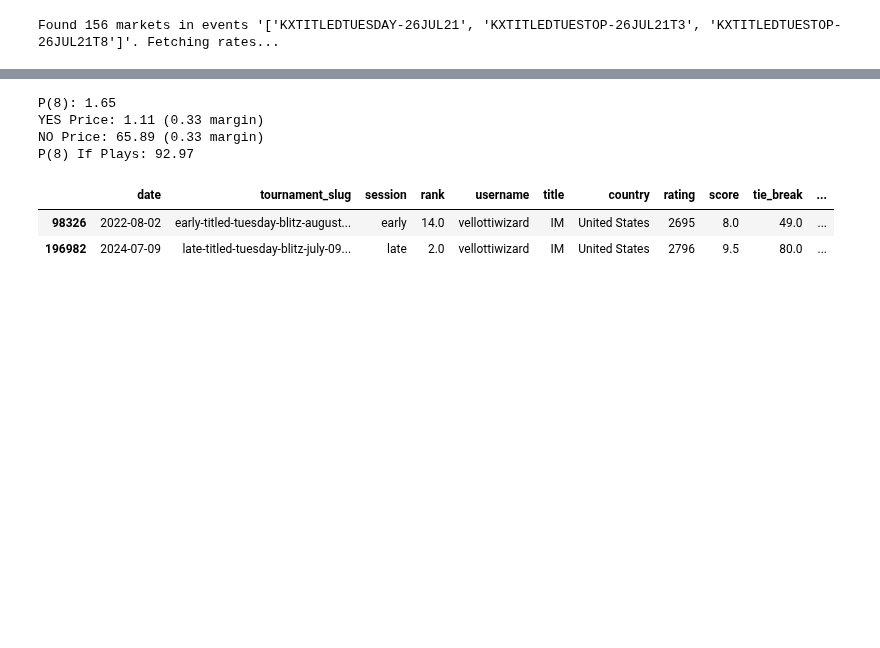
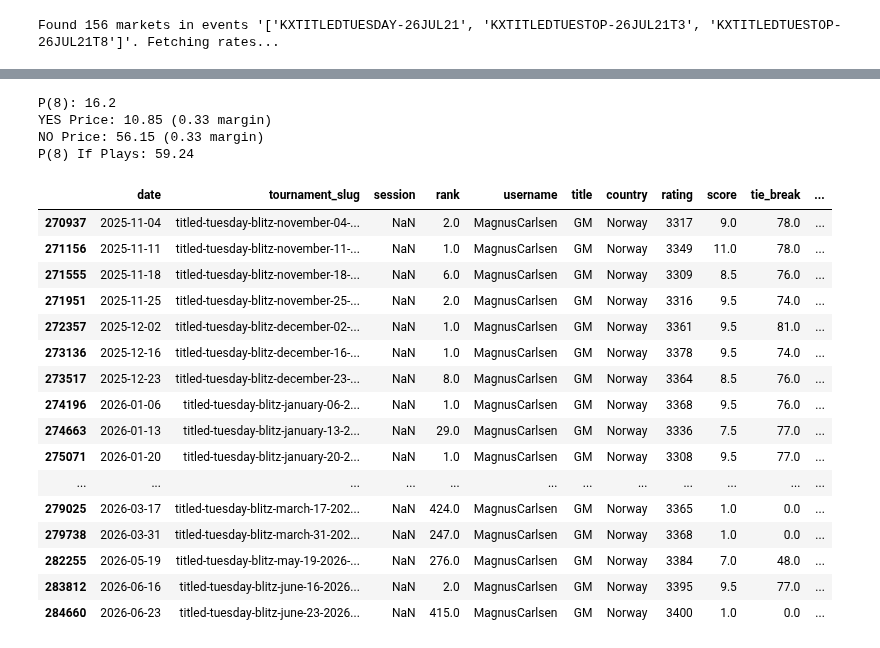
Before and after one commit to EvanMcCormick37/titled-tuesday-analysis, a Jupyter notebook: notebooks/evans-analysis.ipynb, the cells around one changed output, grey strips where cells are left out. Saved outputs shown, nothing was run; the diff lists cells and outputs as text; code cells hidden in the pictures; blank space fills up the shorter version.

```diff
--- a/notebooks/evans-analysis.ipynb
+++ b/notebooks/evans-analysis.ipynb
@@ -120,13 +119,11 @@ def kalshi_order_price(ask_price):
 # %% [output]
 Found 156 markets in events '['KXTITLEDTUESDAY-26JUL21', 'KXTITLEDTUESTOP-26JUL21T3', 'KXTITLEDTUESTOP-26JUL21T8']'. Fetching rates...
 # %%
-results = pd.read_csv("data/model_predictions/latest.csv").set_index('username')
 df = pd.DataFrame(all_asks)
 df['n'] = df['Market Title'].apply(lambda s: re.search(r'\d+',s).group())
 
 df['username'] = df['Player Name'].apply(lambda n: PLAYER_TO_USERNAME[n])
 evs = []
-order_prices=[]
 for _, row in df.iterrows():
     n = 1 if row['n'] == '21' else int(row['n'])
     p_yes = (results.loc[row['username'], f'P_top{n}'].item())
@@ -601,27 +627,45 @@ plt.close(fig)
 # %%
 def sanity_check(player_name, user=False, n=8, margin=.33):
     username = player_name
     if not user:
         username = PLAYER_TO_USERNAME[player_name]
+    if username not in results.index:
+        print(f'{username!r} not found in predictions (too few appearances or not in player pool).')
+        return
     player_results = results.loc[username]
     fair_odds = player_results[f'P_top{n}'].item()
     if_plays = player_results[f'P_top{n}_given_play'].item()
     yes_price = fair_odds*(1-margin)
     no_price = ((1-fair_odds)*(1-margin))
     print(
         f'P({n}): {np.round(fair_odds*100,2).item()}',
         f'YES Price: {np.round(yes_price*100,2).item()} ({margin} margin)',
         f'NO Price: {np.round(no_price*100,2).item()} ({margin} margin)',
         f'P({n}) If Plays: {np.round(if_plays*100,2).item()}',
             sep='\n')
-    sanity_check = df_standings[df_standings['username']==(username)]
-    display(sanity_check.tail(20))
-sanity_check('vellottiwizard', user=True)
+    history = df_standings[df_standings['username']==(username)]
+    display(history.tail(20))
+
+sanity_check('MagnusCarlsen', user=True)
 # %% [output]
-P(8): 1.65
-YES Price: 1.11 (0.33 margin)
-NO Price: 65.89 (0.33 margin)
-P(8) If Plays: 92.97
+P(8): 16.2
+YES Price: 10.85 (0.33 margin)
+NO Price: 56.15 (0.33 margin)
+P(8) If Plays: 59.24
 |  | date | tournament_slug | session | rank | username | title | country | rating | score | tie_break | ... |
-| 98326 | 2022-08-02 | early-titled-tuesday-blitz-august... | early | 14.0 | vellottiwizard | IM | United States | 2695 | 8.0 | 49.0 | ... |
-| 196982 | 2024-07-09 | late-titled-tuesday-blitz-july-09... | late | 2.0 | vellottiwizard | IM | United States | 2796 | 9.5 | 80.0 | ... |
+| 270937 | 2025-11-04 | titled-tuesday-blitz-november-04-... | NaN | 2.0 | MagnusCarlsen | GM | Norway | 3317 | 9.0 | 78.0 | ... |
+| 271156 | 2025-11-11 | titled-tuesday-blitz-november-11-... | NaN | 1.0 | MagnusCarlsen | GM | Norway | 3349 | 11.0 | 78.0 | ... |
+| 271555 | 2025-11-18 | titled-tuesday-blitz-november-18-... | NaN | 6.0 | MagnusCarlsen | GM | Norway | 3309 | 8.5 | 76.0 | ... |
+| 271951 | 2025-11-25 | titled-tuesday-blitz-november-25-... | NaN | 2.0 | MagnusCarlsen | GM | Norway | 3316 | 9.5 | 74.0 | ... |
+| 272357 | 2025-12-02 | titled-tuesday-blitz-december-02-... | NaN | 1.0 | MagnusCarlsen | GM | Norway | 3361 | 9.5 | 81.0 | ... |
+| 273136 | 2025-12-16 | titled-tuesday-blitz-december-16-... | NaN | 1.0 | MagnusCarlsen | GM | Norway | 3378 | 9.5 | 74.0 | ... |
+| 273517 | 2025-12-23 | titled-tuesday-blitz-december-23-... | NaN | 8.0 | MagnusCarlsen | GM | Norway | 3364 | 8.5 | 76.0 | ... |
+| 274196 | 2026-01-06 | titled-tuesday-blitz-january-06-2... | NaN | 1.0 | MagnusCarlsen | GM | Norway | 3368 | 9.5 | 76.0 | ... |
+| 274663 | 2026-01-13 | titled-tuesday-blitz-january-13-2... | NaN | 29.0 | MagnusCarlsen | GM | Norway | 3336 | 7.5 | 77.0 | ... |
+| 275071 | 2026-01-20 | titled-tuesday-blitz-january-20-2... | NaN | 1.0 | MagnusCarlsen | GM | Norway | 3308 | 9.5 | 77.0 | ... |
+| ... | ... | ... | ... | ... | ... | ... | ... | ... | ... | ... | ... |
+| 279025 | 2026-03-17 | titled-tuesday-blitz-march-17-202... | NaN | 424.0 | MagnusCarlsen | GM | Norway | 3365 | 1.0 | 0.0 | ... |
+| 279738 | 2026-03-31 | titled-tuesday-blitz-march-31-202... | NaN | 247.0 | MagnusCarlsen | GM | Norway | 3368 | 1.0 | 0.0 | ... |
+| 282255 | 2026-05-19 | titled-tuesday-blitz-may-19-2026-... | NaN | 276.0 | MagnusCarlsen | GM | Norway | 3384 | 7.0 | 48.0 | ... |
+| 283812 | 2026-06-16 | titled-tuesday-blitz-june-16-2026... | NaN | 2.0 | MagnusCarlsen | GM | Norway | 3395 | 9.5 | 77.0 | ... |
+| 284660 | 2026-06-23 | titled-tuesday-blitz-june-23-2026... | NaN | 415.0 | MagnusCarlsen | GM | Norway | 3400 | 1.0 | 0.0 | ... |
```
Also changed, not shown: parts of 11 cells of this notebook, 44 other files.
